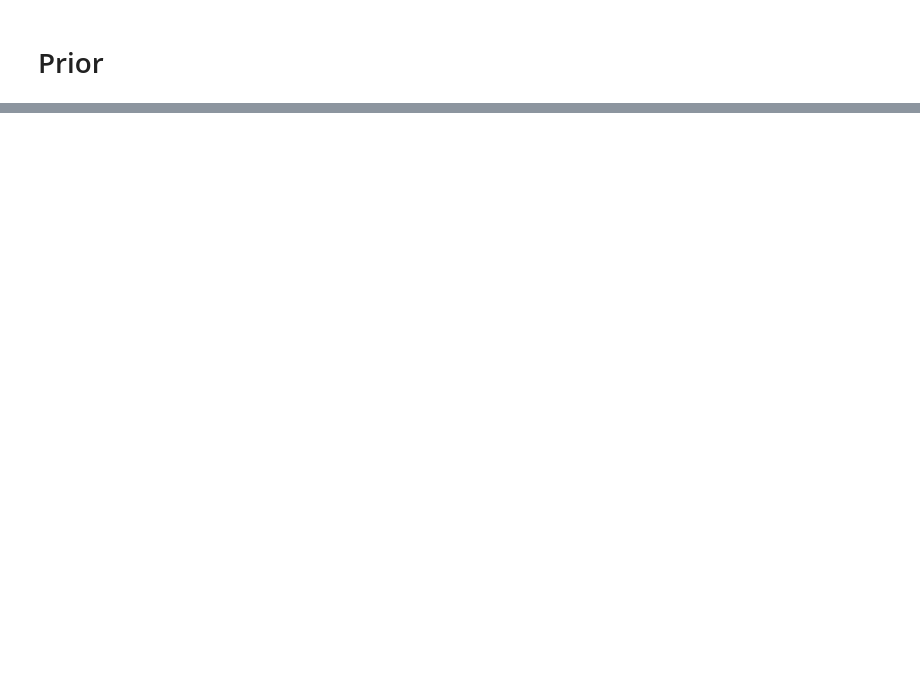
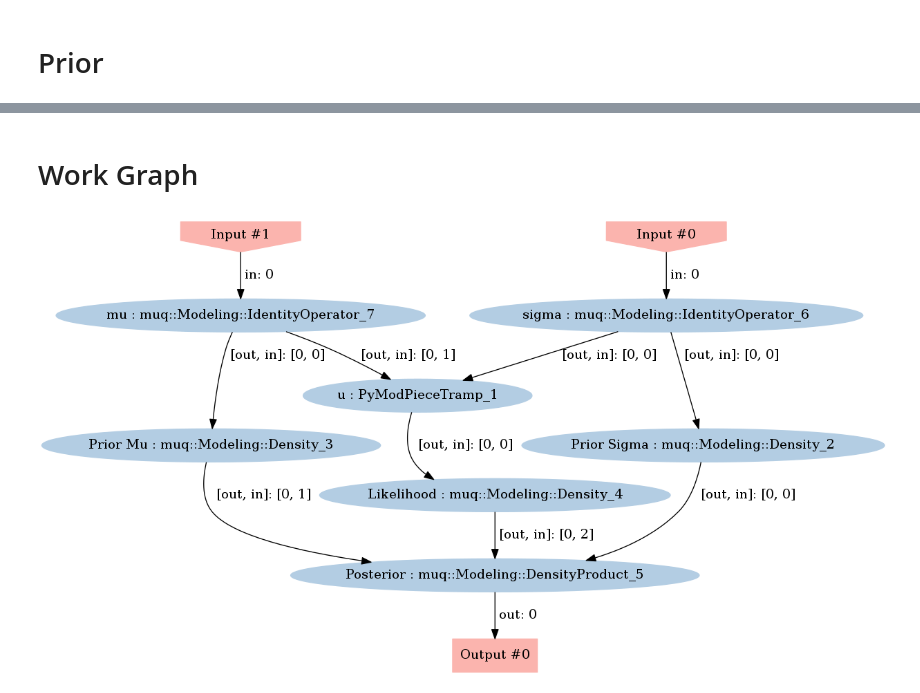
Before and after one commit to katrina-petroske/G2S3_PAT, a Jupyter notebook: Project_Optical.ipynb, the cells around one changed output, grey strips where cells are left out. Cells and saved outputs as stored; diff of their text form; code cells hidden in the pictures; blank space fills up the shorter version.

```diff
--- a/Project_Optical.ipynb
+++ b/Project_Optical.ipynb
@@ -58,0 +99,33 @@ logPrior = ma.GaussianProcess(mean, kern).Discretize(mesh.coordinates().T).AsDen
+# %% [markdown]
+# Work Graph
+# %%
+graph = mm.WorkGraph()
+
+# Forward model nodes and edges
+graph.AddNode(sigma, "sigma")
+graph.AddNode(mu, "mu")
+#graph.AddNode(obsOperator, "B")
+graph.AddNode(fwdSolver, "u")
+
+graph.AddEdge("sigma", 0, "u", 0)
+graph.AddEdge("mu", 0, "u", 1)
+#graph.AddEdge("u", 0, "B", 0)
+
+# Other nodes and edges
+graph.AddNode(likelihood, "Likelihood")
+graph.AddNode(prior_sigma, "Prior Sigma")
+graph.AddNode(prior_mu, "Prior Mu")
+graph.AddNode(posteriorPiece,"Posterior")
+
+#graph.AddEdge("B", 0, "Likelihood", 0)
+graph.AddEdge("u", 0, "Likelihood", 0)
+graph.AddEdge("sigma", 0, "Prior Sigma", 0)
+graph.AddEdge("mu", 0, "Prior Mu", 0)
+graph.AddEdge("Prior Sigma",0,"Posterior",0)
+graph.AddEdge("Prior Mu",0,"Posterior",1)
+graph.AddEdge("Likelihood",0, "Posterior",2)
+# %%
+graph.Visualize("PosteriorGraph.png")
+Image(filename='PosteriorGraph.png')
+# %% [output]
+[figure, added]
```
Also changed, not shown: parts of 12 cells of this notebook, 1 other file.
